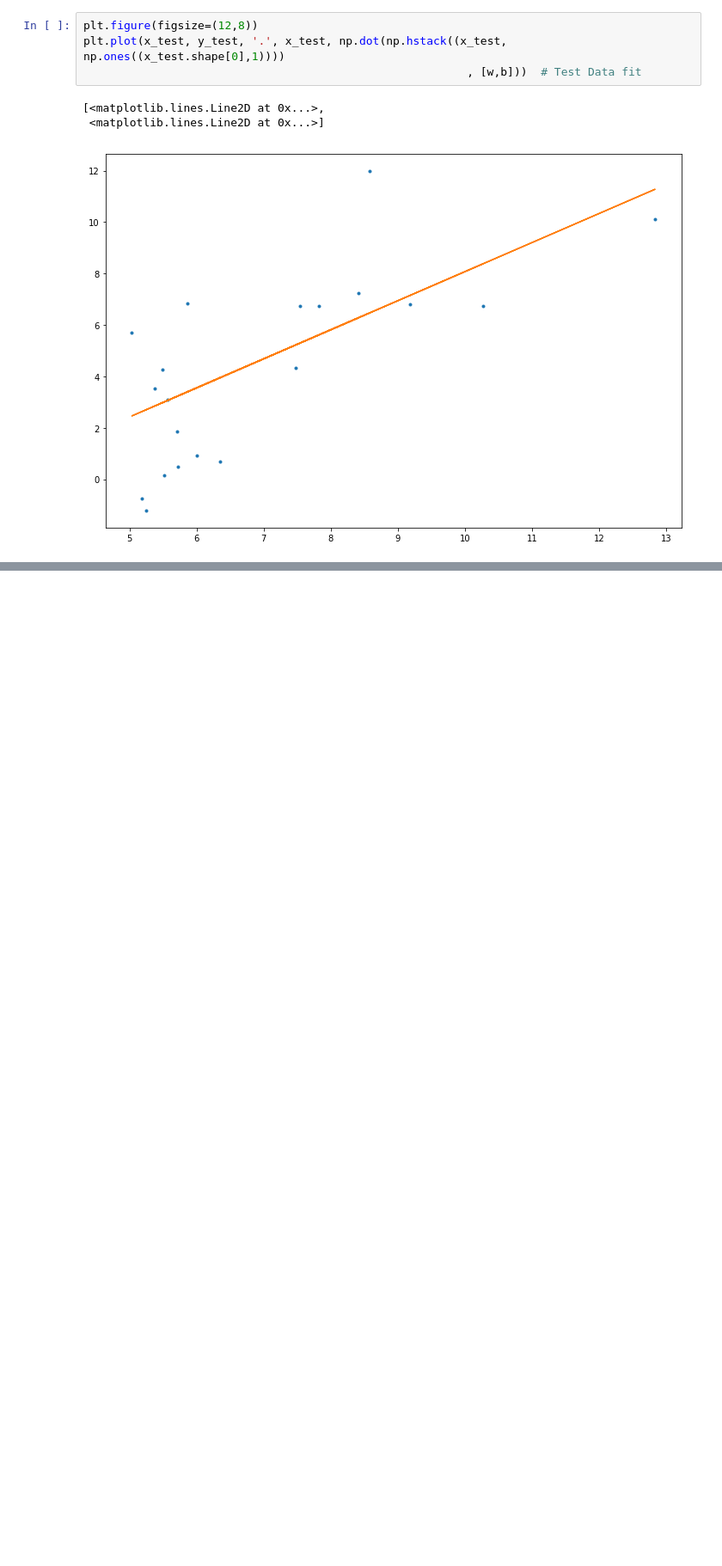
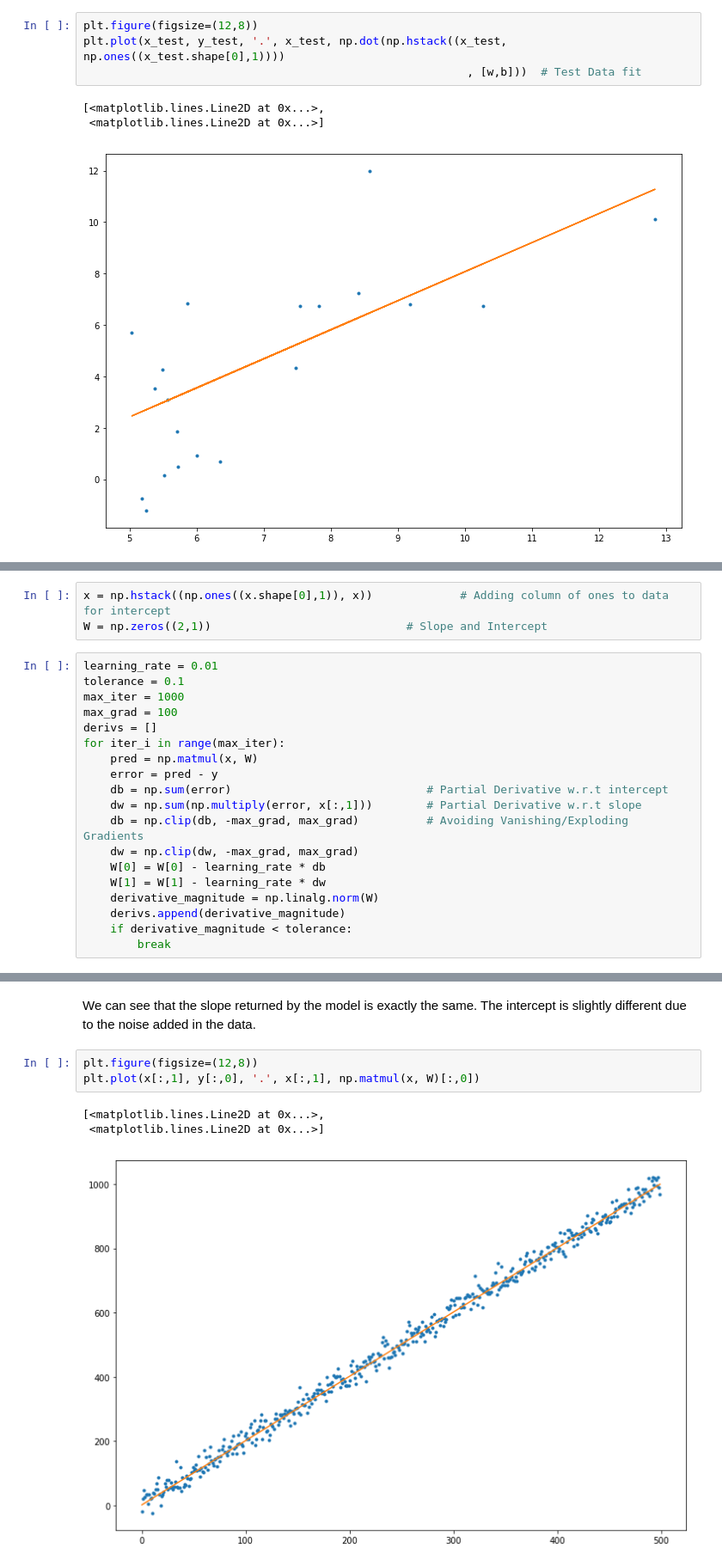
Before and after one commit to usmanhafeez75/scrapy-assignments, a Jupyter notebook: Machine Learning/UnivariateLinearRegression.ipynb, the cells around one changed output, grey strips where cells are left out. Shown at 86% size. Saved outputs shown, nothing was run; the diff lists cells and outputs as text; blank space fills up the shorter version.

```diff
--- a/Machine Learning/UnivariateLinearRegression.ipynb
+++ b/Machine Learning/UnivariateLinearRegression.ipynb
@@ -160,0 +172,22 @@ plt.plot(x_test, y_test, '.', x_test, np.dot(np.hstack((x_test, np.ones((x_test.
+# %%
+x = np.hstack((np.ones((x.shape[0],1)), x))             # Adding column of ones to data for intercept
+W = np.zeros((2,1))                             # Slope and Intercept
+# %%
+learning_rate = 0.01
+tolerance = 0.1
+max_iter = 1000
+max_grad = 100
+derivs = []
+for iter_i in range(max_iter):
+    pred = np.matmul(x, W)
+    error = pred - y
+    db = np.sum(error)                             # Partial Derivative w.r.t intercept
+    dw = np.sum(np.multiply(error, x[:,1]))        # Partial Derivative w.r.t slope
+    db = np.clip(db, -max_grad, max_grad)          # Avoiding Vanishing/Exploding Gradients
+    dw = np.clip(dw, -max_grad, max_grad)
+    W[0] = W[0] - learning_rate * db
+    W[1] = W[1] - learning_rate * dw
+    derivative_magnitude = np.linalg.norm(W)
+    derivs.append(derivative_magnitude)
+    if derivative_magnitude < tolerance:
+        break
@@ -160,0 +199,9 @@ plt.plot(x_test, y_test, '.', x_test, np.dot(np.hstack((x_test, np.ones((x_test.
+# %% [markdown]
+We can see that the slope returned by the model is exactly the same. The intercept is slightly different due to the noise added in the data.
+# %%
+plt.figure(figsize=(12,8))
+plt.plot(x[:,1], y[:,0], '.', x[:,1], np.matmul(x, W)[:,0])
+# %% [output]
+[<matplotlib.lines.Line2D at 0x...>,
+ <matplotlib.lines.Line2D at 0x...>]
+[figure, added]
```
Also changed, not shown: parts of 6 cells of this notebook.
